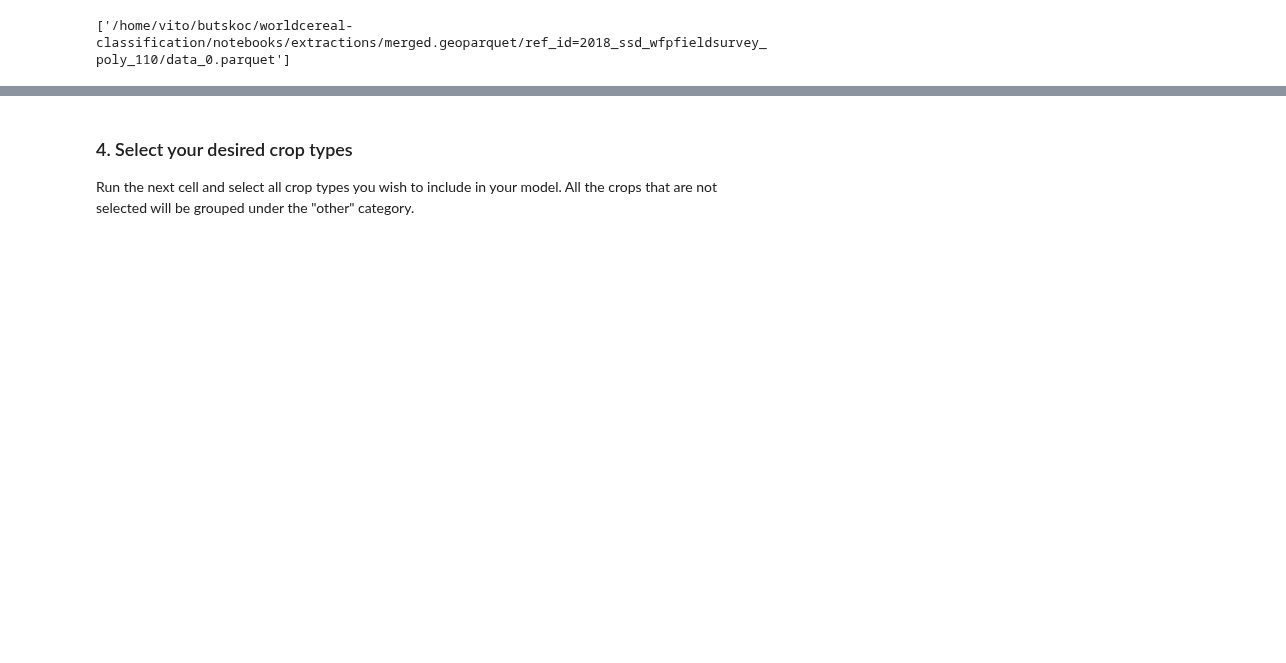
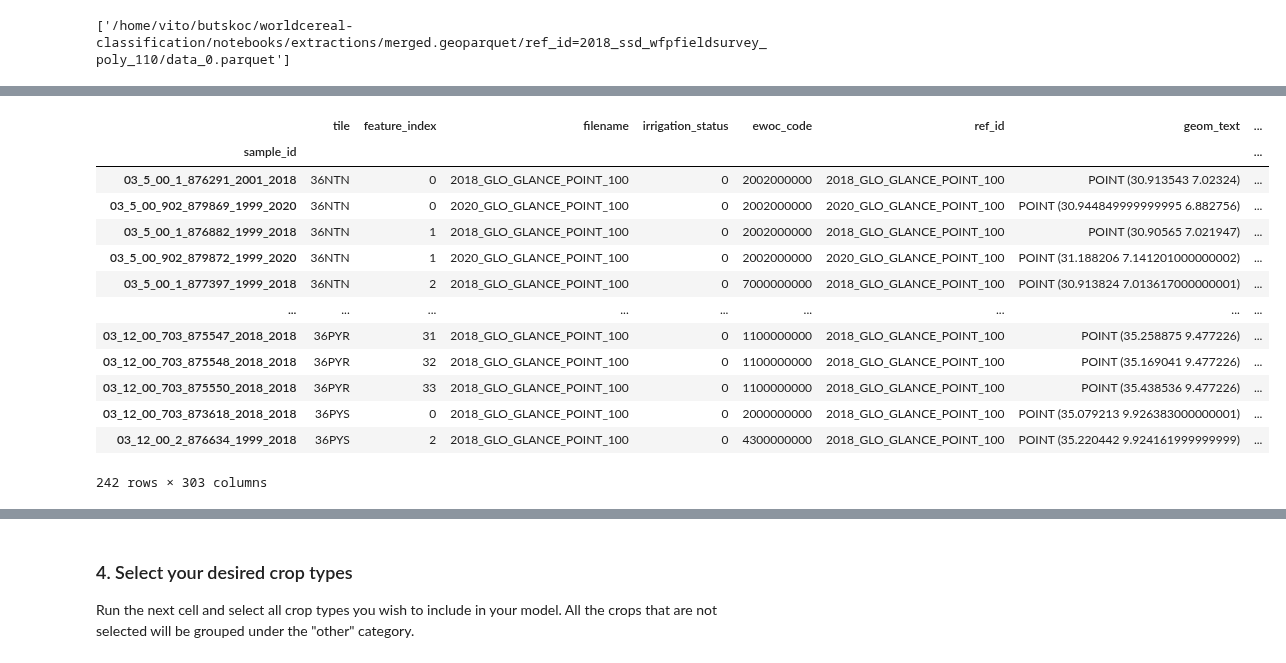
Before and after one commit to WorldCereal/worldcereal-classification, a Jupyter notebook: notebooks/worldcereal_v1_demo_custom_croptype_extended.ipynb, the cells around one changed output, grey strips where cells are left out. Cells and saved outputs as stored; diff of their text form; code cells hidden in the pictures; blank space fills up the shorter version.

```diff
--- a/notebooks/worldcereal_v1_demo_custom_croptype_extended.ipynb
+++ b/notebooks/worldcereal_v1_demo_custom_croptype_extended.ipynb
@@ -156 +167,18 @@ year
 Name: count, dtype: int64
+# %%
+merged_df
+# %% [output]
+|  | tile | feature_index | filename | irrigation_status | ewoc_code | ref_id | geom_text | ... |
+| sample_id |  |  |  |  |  |  |  | ... |
+| 03_5_00_1_876291_2001_2018 | 36NTN | 0 | 2018_GLO_GLANCE_POINT_100 | 0 | 2002000000 | 2018_GLO_GLANCE_POINT_100 | POINT (30.913543 7.02324) | ... |
+| 03_5_00_902_879869_1999_2020 | 36NTN | 0 | 2020_GLO_GLANCE_POINT_100 | 0 | 2002000000 | 2020_GLO_GLANCE_POINT_100 | POINT (30.944849999999995 6.882756) | ... |
+| 03_5_00_1_876882_1999_2018 | 36NTN | 1 | 2018_GLO_GLANCE_POINT_100 | 0 | 2002000000 | 2018_GLO_GLANCE_POINT_100 | POINT (30.90565 7.021947) | ... |
+| 03_5_00_902_879872_1999_2020 | 36NTN | 1 | 2020_GLO_GLANCE_POINT_100 | 0 | 2002000000 | 2020_GLO_GLANCE_POINT_100 | POINT (31.188206 7.141201000000002) | ... |
+| 03_5_00_1_877397_1999_2018 | 36NTN | 2 | 2018_GLO_GLANCE_POINT_100 | 0 | 7000000000 | 2018_GLO_GLANCE_POINT_100 | POINT (30.913824 7.013617000000001) | ... |
+| ... | ... | ... | ... | ... | ... | ... | ... | ... |
+| 03_12_00_703_875547_2018_2018 | 36PYR | 31 | 2018_GLO_GLANCE_POINT_100 | 0 | 1100000000 | 2018_GLO_GLANCE_POINT_100 | POINT (35.258875 9.477226) | ... |
+| 03_12_00_703_875548_2018_2018 | 36PYR | 32 | 2018_GLO_GLANCE_POINT_100 | 0 | 1100000000 | 2018_GLO_GLANCE_POINT_100 | POINT (35.169041 9.477226) | ... |
+| 03_12_00_703_875550_2018_2018 | 36PYR | 33 | 2018_GLO_GLANCE_POINT_100 | 0 | 1100000000 | 2018_GLO_GLANCE_POINT_100 | POINT (35.438536 9.477226) | ... |
+| 03_12_00_703_873618_2018_2018 | 36PYS | 0 | 2018_GLO_GLANCE_POINT_100 | 0 | 2000000000 | 2018_GLO_GLANCE_POINT_100 | POINT (35.079213 9.926383000000001) | ... |
+| 03_12_00_2_876634_1999_2018 | 36PYS | 2 | 2018_GLO_GLANCE_POINT_100 | 0 | 4300000000 | 2018_GLO_GLANCE_POINT_100 | POINT (35.220442 9.924161999999999) | ... |
+242 rows × 303 columns
```
Also changed, not shown: parts of 6 cells of this notebook.
